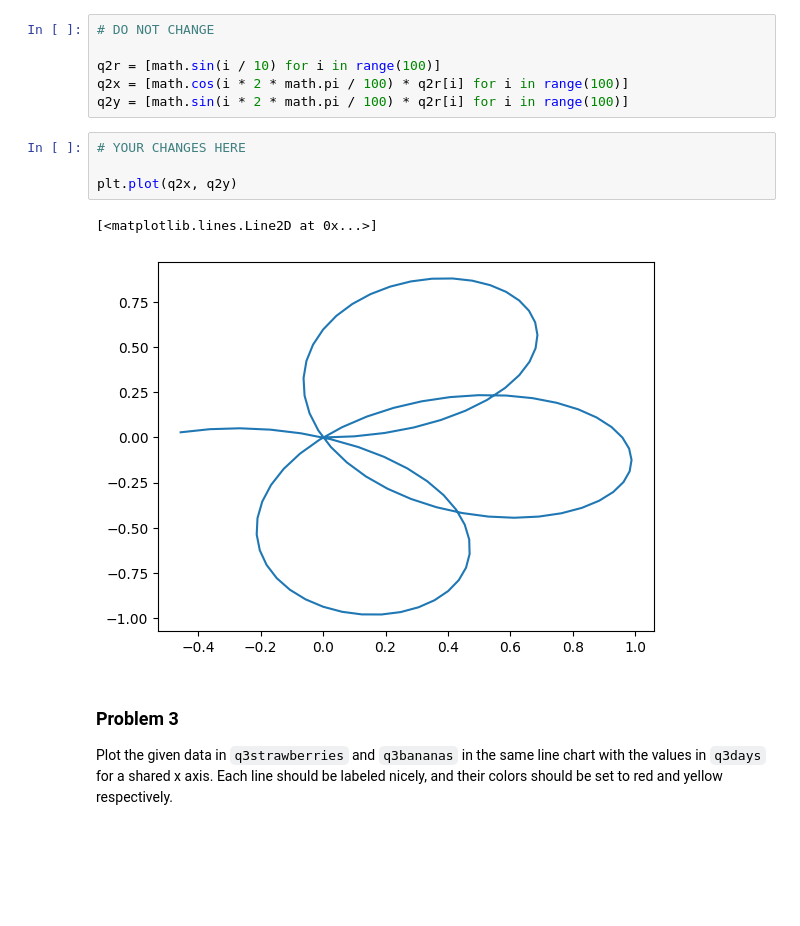
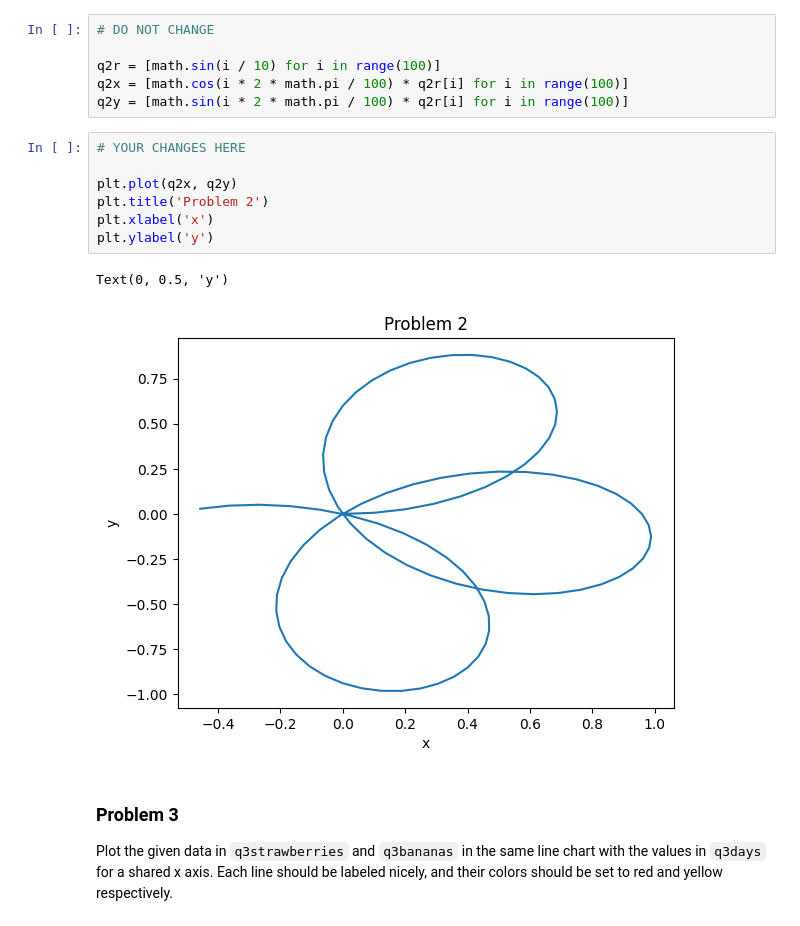
Before and after one commit to max-issokson-bu/dx602-homework-05, a Jupyter notebook: homework.ipynb, the cells around one changed output. Cells and saved outputs as stored; diff of their text form; blank space fills up the shorter version.

```diff
--- a/homework.ipynb
+++ b/homework.ipynb
@@ -89,10 +92,13 @@ q2y = [math.sin(i * 2 * math.pi / 100) * q2r[i] for i in range(100)]
 # %%
 # YOUR CHANGES HERE
 
 plt.plot(q2x, q2y)
+plt.title('Problem 2')
+plt.xlabel('x')
+plt.ylabel('y')
 # %% [output]
-[<matplotlib.lines.Line2D at 0x...>]
+Text(0, 0.5, 'y')
-[figure, old version]
+[figure, new version]
 # %% [markdown]
 ### Problem 3
 
```
Also changed, not shown: parts of 4 cells of this notebook.
